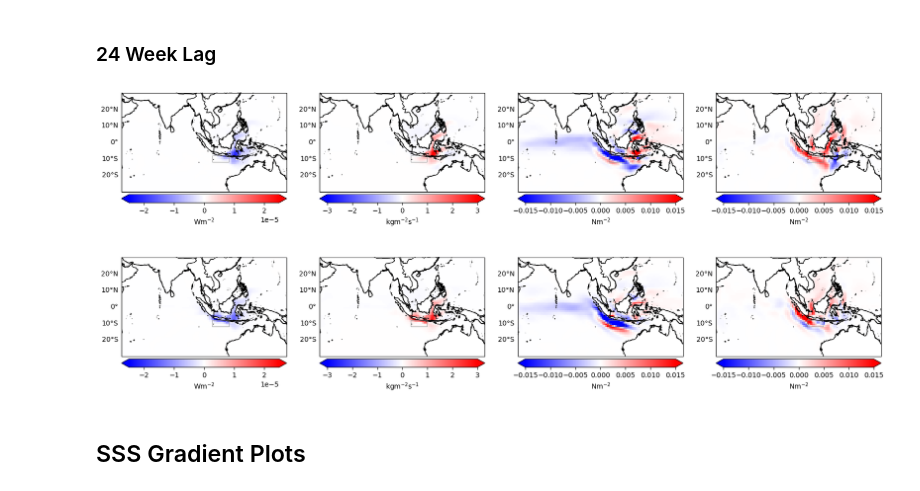
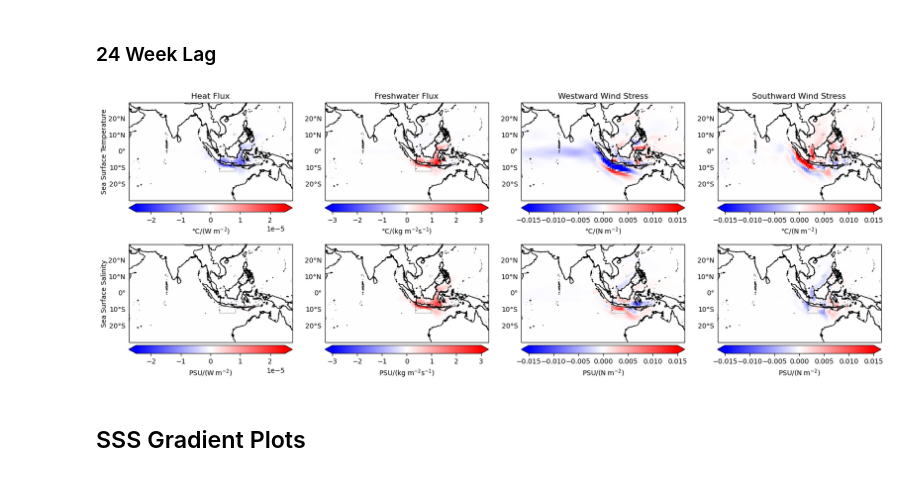
Before and after one commit to ECCO-Summer-School/ESS25-Team_ECCO-UP, a Jupyter notebook: contributors/andrew/Plot_Adjoint_Gradients.ipynb, the cells around one changed output. Drawn from its saved outputs; the diff is of its cells as text; code cells hidden in the pictures.

Commit message:
big commit of a whole bunch of updates to figures and notebooks

```diff
--- a/contributors/andrew/Plot_Adjoint_Gradients.ipynb
+++ b/contributors/andrew/Plot_Adjoint_Gradients.ipynb
@@ -191,13 +191,14 @@ def plot_adjoint_gradient(ds_94: xr.Dataset, ds_10: xr.Dataset, lag: int, fig_na
     cm1=cm#.reversed()
 
     fig,ax = plt.subplots(2,4,figsize=(20,8),subplot_kw={'projection':ccrs.PlateCarree()})
+    plt.subplots_adjust(hspace=-0.1)
     #fig.tight_layout(pad=3.5)
 
     #ax = fig.add_subplot(1, 1, 1, projection=ccrs.LambertConformal())
     ax1=ax[0,0]
     p1=ax1.pcolor(lon_c,lat_c,qnet_latlon,cmap=cm1,vmin = -2.5E-5, vmax = 2.5E-5) #ax=ax1,cmap=cm1,vmin = 30, vmax = 35)
     ax1.set_xlabel("Longitude")
-    ax1.set_ylabel("Latitude")
+    ax1.set_ylabel("Sea Surface Temperature")
     ax1.coastlines('10m',zorder=1)
     ax1.add_feature(cfeature.RIVERS,color='black',zorder=1)
     gl1 = ax1.gridlines(draw_labels=True, x_inline=False, y_inline=False, linewidth=0.0)
@@ -215,9 +216,12 @@ def plot_adjoint_gradient(ds_94: xr.Dataset, ds_10: xr.Dataset, lag: int, fig_na
                                     linewidth=0.5,facecolor='none', edgecolor='gray',
                                     transform=ccrs.PlateCarree()))
     ax1.set_xlabel('Longitude')
-    ax1.set_ylabel('Latitude')
+    ax1.set_ylabel('Sea Surface Temperature')
     #plt.colorbar(p1,ax=ax1,extend='both').set_label('$\mathregular{kg/m^{2}/s}$')
-    plt.colorbar(p1,ax=ax1,extend='both',pad=0.02,location='bottom').set_label('Wm$^{-2}$')
+    ax1.text(-0.15, 0.5, 'Sea Surface Temperature', va='center', ha='center',
+        rotation='vertical', rotation_mode='anchor',
+        transform=ax1.transAxes)
+    plt.colorbar(p1,ax=ax1,extend='both',pad=0.02,location='bottom').set_label('$\\mathsf{\\degree C / (W \\; m^{-2})}$')
 
     ax1=ax[0,1]
     p1=ax1.pcolor(lon_c,lat_c,empmr_latlon,cmap=cm1,vmin = -3, vmax = 3) #ax=ax1,cmap=cm1,vmin = 30, vmax = 35)
@@ -242,7 +246,7 @@ def plot_adjoint_gradient(ds_94: xr.Dataset, ds_10: xr.Dataset, lag: int, fig_na
     ax1.set_xlabel('Longitude')
     ax1.set_ylabel('Latitude')
     #plt.colorbar(p1,ax=ax1,extend='both').set_label('$\mathregular{kg/m^{2}/s}$')
-    plt.colorbar(p1,ax=ax1,extend='both',pad=0.02,location='bottom').set_label('kgm$^{-2}$s$^{-1}$')
+    plt.colorbar(p1,ax=ax1,extend='both',pad=0.02,location='bottom').set_label('$\\mathsf{\\degree C / (kg \\; m^{-2}s^{-1})}$')
 
     ax1=ax[0,2]
     p1=ax1.pcolor(lon_c,lat_c,tauu_latlon,cmap=cm1,vmin = -0.015, vmax = 0.015) #ax=ax1,cmap=cm1,vmin = 30, vmax = 35)
@@ -267,7 +271,7 @@ def plot_adjoint_gradient(ds_94: xr.Dataset, ds_10: xr.Dataset, lag: int, fig_na
     ax1.set_xlabel('Longitude')
     ax1.set_ylabel('Latitude')
     #plt.colorbar(p1,ax=ax1,extend='both').set_label('$\mathregular{kg/m^{2}/s}$')
-    plt.colorbar(p1,ax=ax1,extend='both',pad=0.02,location='bottom').set_label('Nm$^{-2}$')
+    plt.colorbar(p1,ax=ax1,extend='both',pad=0.02,location='bottom').set_label('$\\mathsf{\\degree C / (N \\; m^{-2})}$')
 
     ax1=ax[0,3]
     p1=ax1.pcolor(lon_c,lat_c,tauv_latlon,cmap=cm1,vmin = -0.015, vmax = 0.015) #ax=ax1,cmap=cm1,vmin = 30, vmax = 35)
@@ -292,7 +296,7 @@ def plot_adjoint_gradient(ds_94: xr.Dataset, ds_10: xr.Dataset, lag: int, fig_na
     ax1.set_xlabel('Longitude')
     ax1.set_ylabel('Latitude')
     #plt.colorbar(p1,ax=ax1,extend='both').set_label('$\mathregular{kg/m^{2}/s}$')
-    plt.colorbar(p1,ax=ax1,extend='both',pad=0.02,location='bottom').set_label('Nm$^{-2}$')
+    plt.colorbar(p1,ax=ax1,extend='both',pad=0.02,location='bottom').set_label('$\\mathsf{\\degree C / (N \\; m^{-2})}$')
 
     #---------------------------------------------------------------------------------
 
@@ -300,13 +304,19 @@ def plot_adjoint_gradient(ds_94: xr.Dataset, ds_10: xr.Dataset, lag: int, fig_na
     ax1=ax[1,0]
     p1=ax1.pcolor(lon_cc,lat_cc,qnet_latlon2,cmap=cm1,vmin = -2.5E-5, vmax = 2.5E-5) #ax=ax1,cmap=cm1,vmin = 30, vmax = 35)
     ax1.set_xlabel("Longitude")
-    ax1.set_ylabel("Latitude")
+    ax1.set_ylabel("Sea Surface Salinity\nLatitude")
     ax1.coastlines('10m',zorder=1)
     ax1.add_feature(cfeature.RIVERS,color='black',zorder=1)
     gl1 = ax1.gridlines(draw_labels=True, x_inline=False, y_inline=False, linewidth=0.0)
     gl1.top_labels=False   # suppress top labels
     gl1.right_labels=False # suppress right labels
     gl1.bottom_labels=True # suppress right labels
+    ax1.text(-0.15, 0.5, 'Sea Surface Salinity', va='center', ha='center',
+        rotation='vertical', rotation_mode='anchor',
+        transform=ax1.transAxes)
+    # ax.text(0.5, -0.2, 'longitude', va='bottom', ha='center',
+    #     rotation='horizontal', rotation_mode='anchor',
+    #     transform=ax.transAxes)
 
     lonmapmin = 50
     lonmapmax = 150
@@ -320,7 +330,7 @@ def plot_adjoint_gradient(ds_94: xr.Dataset, ds_10: xr.Dataset, lag: int, fig_na
     ax1.set_xlabel('Longitude')
     ax1.set_ylabel('Latitude')
     #plt.colorbar(p1,ax=ax1,extend='both').set_label('$\mathregular{kg/m^{2}/s}$')
-    plt.colorbar(p1,ax=ax1,extend='both',pad=0.02,location='bottom').set_label('Wm$^{-2}$')
+    plt.colorbar(p1,ax=ax1,extend='both',pad=0.02,location='bottom').set_label('$\\mathsf{PSU / (W \\; m^{-2})}$')
 
     ax1=ax[1,1]
     p1=ax1.pcolor(lon_cc,lat_cc,empmr_latlon2,cmap=cm1,vmin = -3, vmax = 3) #ax=ax1,cmap=cm1,vmin = 30, vmax = 35)
@@ -345,7 +355,7 @@ def plot_adjoint_gradient(ds_94: xr.Dataset, ds_10: xr.Dataset, lag: int, fig_na
     ax1.set_xlabel('Longitude')
     ax1.set_ylabel('Latitude')
     #plt.colorbar(p1,ax=ax1,extend='both').set_label('$\mathregular{kg/m^{2}/s}$')
-    plt.colorbar(p1,ax=ax1,extend='both',pad=0.02,location='bottom').set_label('kgm$^{-2}$s$^{-1}$')
+    plt.colorbar(p1,ax=ax1,extend='both',pad=0.02,location='bottom').set_label('$\\mathsf{PSU / (kg \\; m^{-2}s^{-1})}$')
 
     ax1=ax[1,2]
     p1=ax1.pcolor(lon_cc,lat_cc,tauu_latlon2,cmap=cm1,vmin = -0.015, vmax = 0.015) #ax=ax1,cmap=cm1,vmin = 30, vmax = 35)
@@ -370,7 +380,7 @@ def plot_adjoint_gradient(ds_94: xr.Dataset, ds_10: xr.Dataset, lag: int, fig_na
     ax1.set_xlabel('Longitude')
     ax1.set_ylabel('Latitude')
     #plt.colorbar(p1,ax=ax1,extend='both').set_label('$\mathregular{kg/m^{2}/s}$')
-    plt.colorbar(p1,ax=ax1,extend='both',pad=0.02,location='bottom').set_label('Nm$^{-2}$')
+    plt.colorbar(p1,ax=ax1,extend='both',pad=0.02,location='bottom').set_label('$\\mathsf{PSU / (N \\; m^{-2})}$')
 
 
     ax1=ax[1,3]
@@ -396,7 +406,12 @@ def plot_adjoint_gradient(ds_94: xr.Dataset, ds_10: xr.Dataset, lag: int, fig_na
     ax1.set_xlabel('Longitude')
     ax1.set_ylabel('Latitude')
     #plt.colorbar(p1,ax=ax1,extend='both').set_label('$\mathregular{kg/m^{2}/s}$')
-    plt.colorbar(p1,ax=ax1,extend='both',pad=0.02,location='bottom').set_label('Nm$^{-2}$')
+    plt.colorbar(p1,ax=ax1,extend='both',pad=0.02,location='bottom').set_label('$\\mathsf{PSU / (N \\; m^{-2})}$')
+
+    ax[0, 0].set_title("Heat Flux")
+    ax[0, 1].set_title("Freshwater Flux")
+    ax[0, 2].set_title("Westward Wind Stress")
+    ax[0, 3].set_title("Southward Wind Stress")
 
     plt.savefig(FIGURES_DIR / fig_name, bbox_inches='tight',dpi=300)
 # %% [markdown]
@@ -404,9 +419,9 @@ def plot_adjoint_gradient(ds_94: xr.Dataset, ds_10: xr.Dataset, lag: int, fig_na
 # %% [markdown]
 ### 24 Week Lag
 # %%
-plot_adjoint_gradient(ds_adj_t_94, ds_adj_t_10, 24, "EMU_SST_Adjoint_Lag24weeks_1994_2010.png")
+plot_adjoint_gradient(ds_adj_t_10, ds_adj_s_10, 24, "poster_pres_figs/EMU_SST_SSS_Adjoint_Lag24weeks_2010.png")
 # %% [output]
-[figure, old version]
+[figure, new version]
 # %% [markdown]
 ## SSS Gradient Plots
 # %% [markdown]
```
Also changed, not shown: parts of 2 cells of this notebook, 5 other files.
